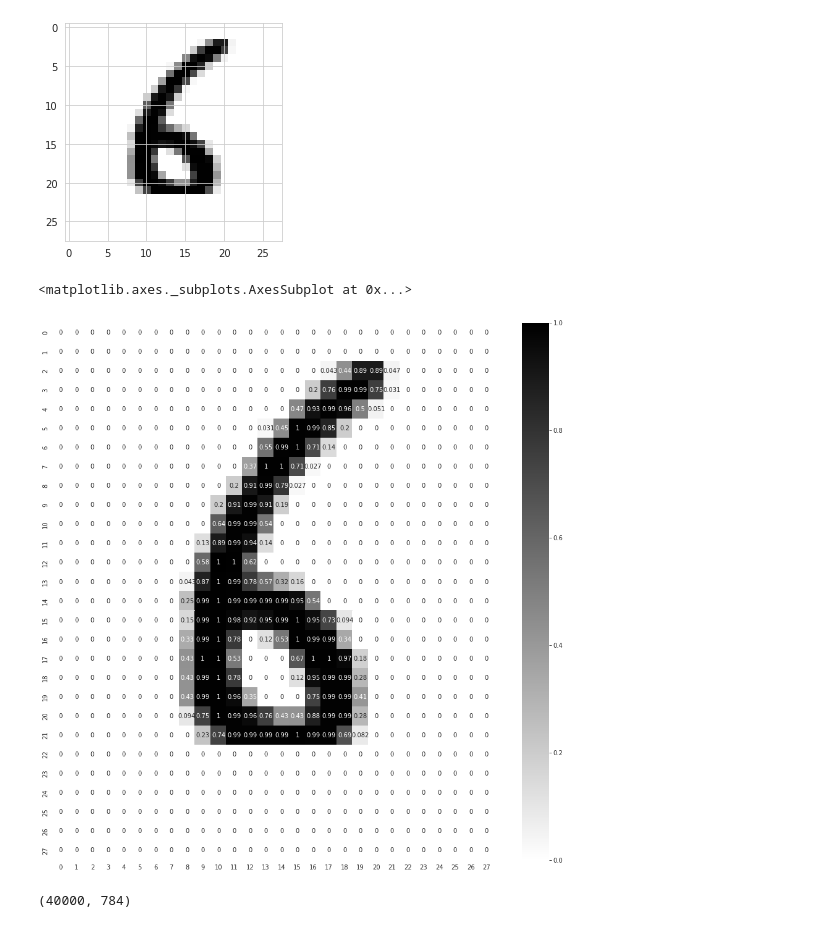
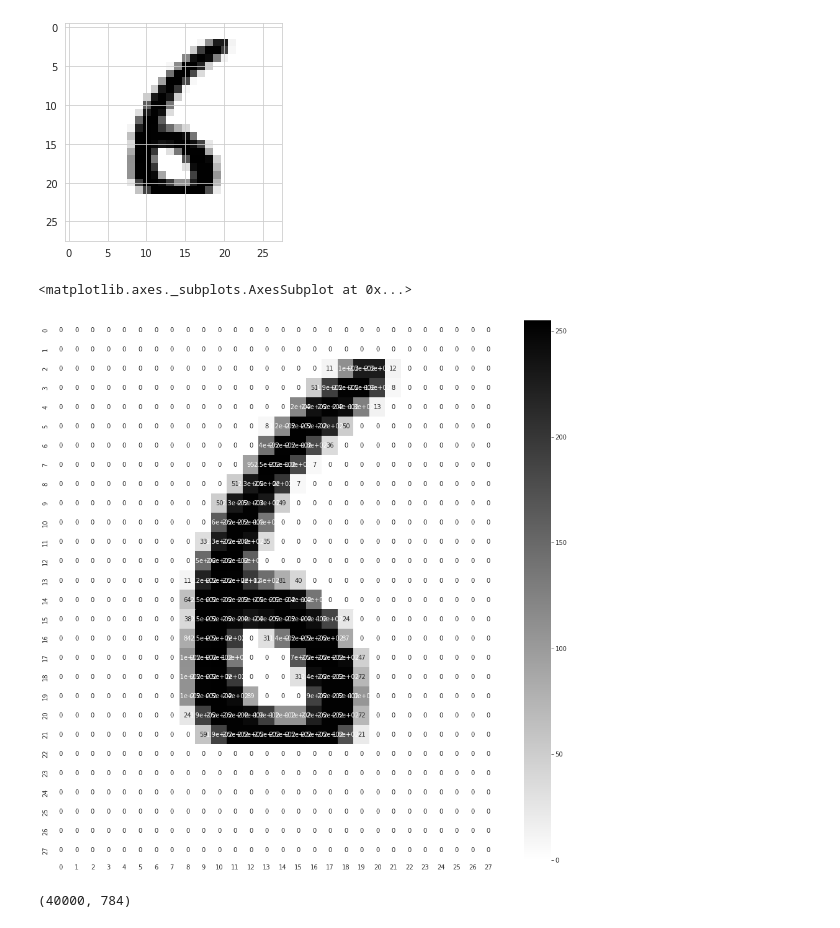
Before and after one commit to arnavjune2/Digit-Recognizer, a Jupyter notebook: DataReco.ipynb, the cells around one changed output. Drawn from its saved outputs; the diff is of its cells as text; code cells hidden in the pictures.

```diff
--- a/DataReco.ipynb
+++ b/DataReco.ipynb
@@ -23,8 +27,8 @@ if is a 6
 [figure]
 # %%
 plt.figure(figsize=(16,16))
-sns.heatmap(data=img/255, annot=True,cmap='binary')
+sns.heatmap(data=img, annot=True,cmap='binary')
 # %% [output]
 <matplotlib.axes._subplots.AxesSubplot at 0x...>
-[figure, old version]
+[figure, new version]
 # %%
```
Also changed, not shown: parts of 12 cells of this notebook.
